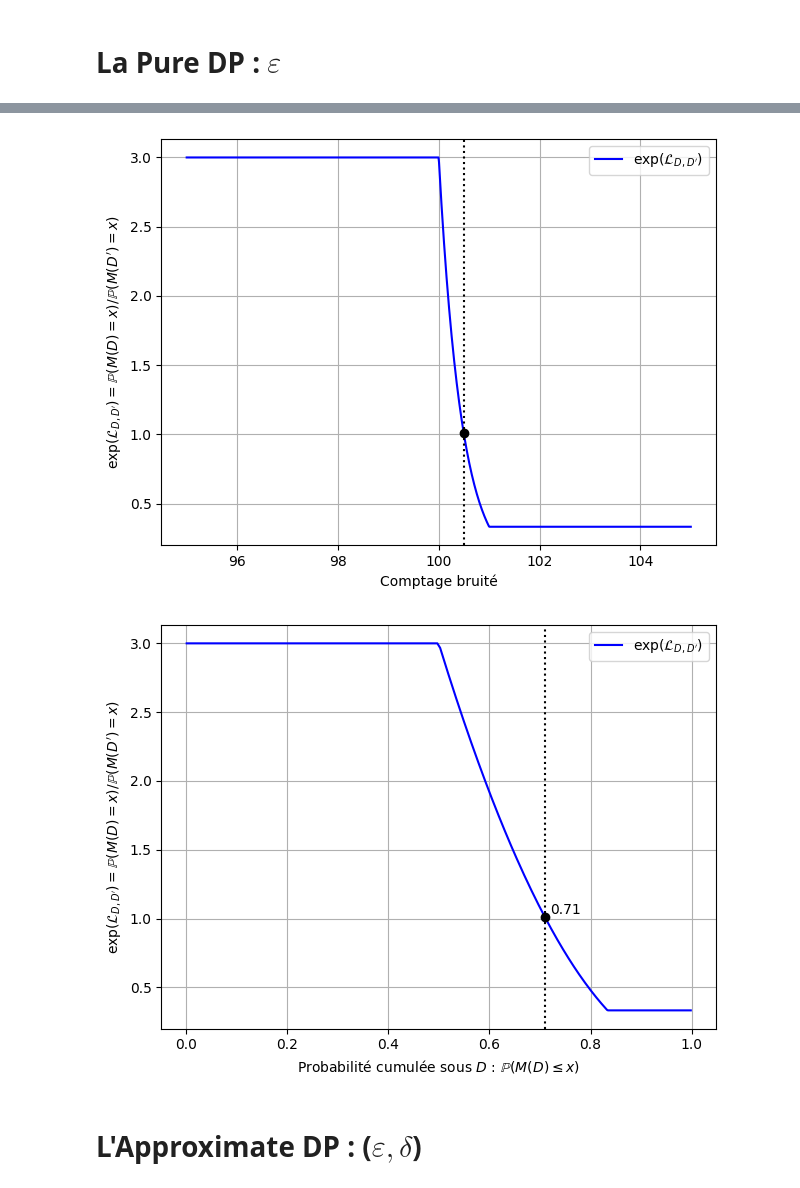
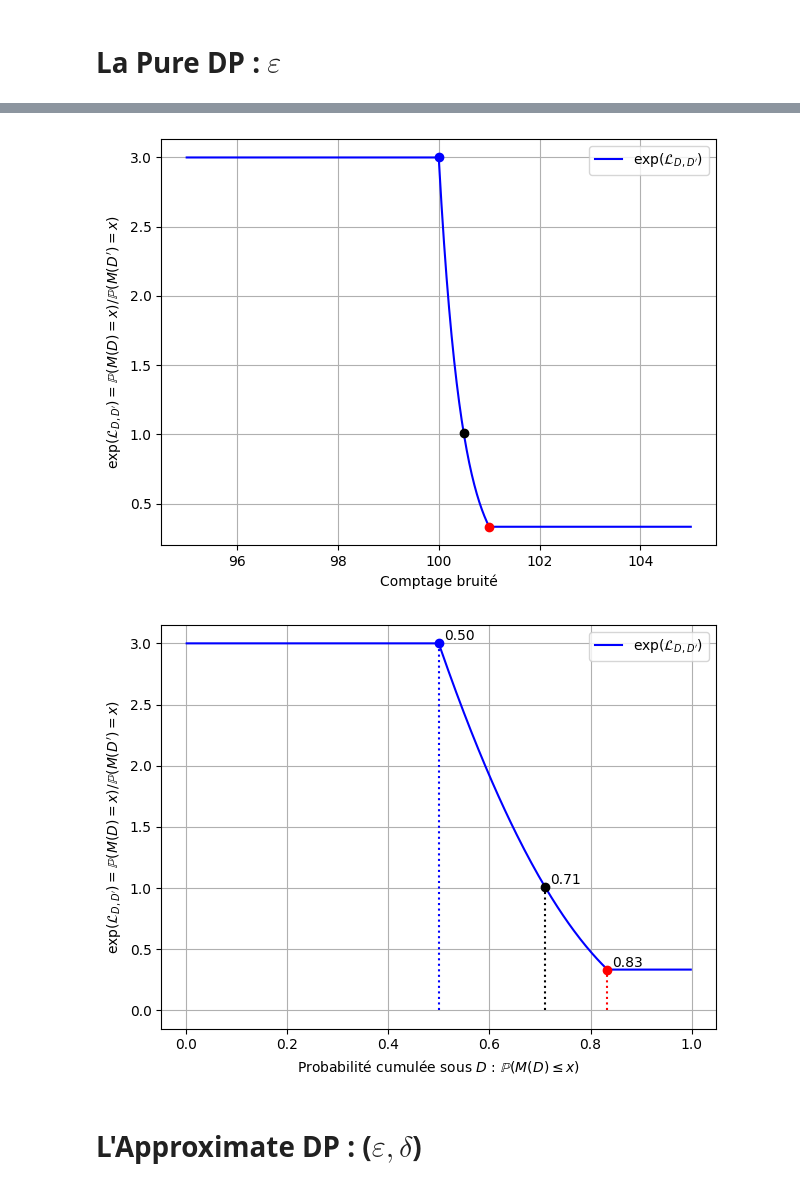
Before and after one commit to InseeFrLab/diff-privacy, a Jupyter notebook: comprendre_dp.ipynb, the cells around one changed output, grey strips where cells are left out. Cells and saved outputs as stored; diff of their text form; code cells hidden in the pictures.

```diff
--- a/comprendre_dp.ipynb
+++ b/comprendre_dp.ipynb
@@ -62,12 +64,16 @@ idx_target = np.argmin(np.abs(ratio-1))
 x_target = x[idx_target]
 y_target = ratio[idx_target]
 
+ratio_mu1 = laplace.pdf(mu1, loc=mu1, scale=b)/laplace.pdf(mu1, loc=mu2, scale=b)
+ratio_mu2 = laplace.pdf(mu2, loc=mu1, scale=b)/laplace.pdf(mu2, loc=mu2, scale=b)
+
 # Tracé
 plt.plot(x, ratio, color='blue', label=r"$\exp(\mathcal{L}_{D, D'})$")
 
 # Ligne pointillée verticale depuis l’axe des x
-plt.axvline(x=x_target, linestyle='dotted', color='black')
 plt.plot(x_target, y_target, 'o', color='black')
+plt.plot(mu1, ratio_mu1, 'o', color='blue')
+plt.plot(mu2, ratio_mu2, 'o', color='red')
 
 # Mise en forme
 plt.xlabel("Comptage bruité")
@@ -77,7 +83,7 @@ plt.legend()
 plt.tight_layout()
 plt.show()
 # %% [output]
-[figure, old version]
+[figure, new version]
 # %%
 import numpy as np
 import matplotlib.pyplot as plt
@@ -92,35 +98,48 @@ b = 1 / np.log(3)
 y1 = laplace.pdf(x, loc=mu1, scale=b)  # P(M(D) = x)
 y2 = laplace.pdf(x, loc=mu2, scale=b)  # P(M(D') = x)
 
 # Densité cumulée sous D
 cdf_y1 = laplace.cdf(x, loc=mu1, scale=b)  # P(M(D) ≤ x)
 
 # Calcul de l'exponentielle de la perte de confidentialité
 ratio = y1 / y2  # = exp(𝓛)
 
 # Trouver le point où exp(𝓛) est le plus proche de 1
 idx_target = np.argmin(np.abs(ratio-1))
 x_target = x[idx_target]
 cdf_target = cdf_y1[idx_target]
 y_target = ratio[idx_target]
 
+proba_mu1 = laplace.cdf(mu1, loc=mu1, scale=b)
+proba_mu2 = laplace.cdf(mu2, loc=mu1, scale=b)
+ratio_mu1 = laplace.pdf(mu1, loc=mu1, scale=b)/laplace.pdf(mu1, loc=mu2, scale=b)
+ratio_mu2 = laplace.pdf(mu2, loc=mu1, scale=b)/laplace.pdf(mu2, loc=mu2, scale=b)
+
 # Tracé
 plt.plot(cdf_y1, ratio, color='blue', label=r"$\exp(\mathcal{L}_{D, D'})$")
 
 # Ligne pointillée verticale depuis l’axe des x
-plt.axvline(x=cdf_target, linestyle='dotted', color='black')
+plt.plot([cdf_target, cdf_target], [0, y_target], linestyle='dotted', color='black')
 plt.plot(cdf_target, y_target, 'o', color='black')
 plt.text(cdf_target + 0.01, y_target, f"{cdf_target:.2f}", verticalalignment='bottom', color='black')
+
+plt.plot([proba_mu1, proba_mu1], [0, ratio_mu1], linestyle='dotted', color='blue')
+plt.plot(proba_mu1, ratio_mu1, 'o', color='blue')
+plt.text(proba_mu1 + 0.01, ratio_mu1, f"{proba_mu1:.2f}", verticalalignment='bottom', color='black')
+
+plt.plot([proba_mu2, proba_mu2], [0, ratio_mu2], linestyle='dotted', color='red')
+plt.plot(proba_mu2, ratio_mu2, 'o', color='red')
+plt.text(proba_mu2 + 0.01, ratio_mu2, f"{proba_mu2:.2f}", verticalalignment='bottom', color='black')
 
 # Mise en forme
 plt.xlabel(r"Probabilité cumulée sous $D$ : $\mathbb{P}(M(D) \leq x)$")
 plt.ylabel(r"$\exp(\mathcal{L}_{D, D'}) = \mathbb{P}(M(D) = x)/ \mathbb{P}(M(D') = x)$")
 plt.grid(True)
 plt.legend()
 plt.tight_layout()
 plt.show()
 # %% [output]
-[figure, old version]
+[figure, new version]
 # %% [markdown]
 # L'Approximate DP : ($\varepsilon, \delta$)
 # %%
```
Also changed, not shown: parts of 5 cells of this notebook, 14 other files.
